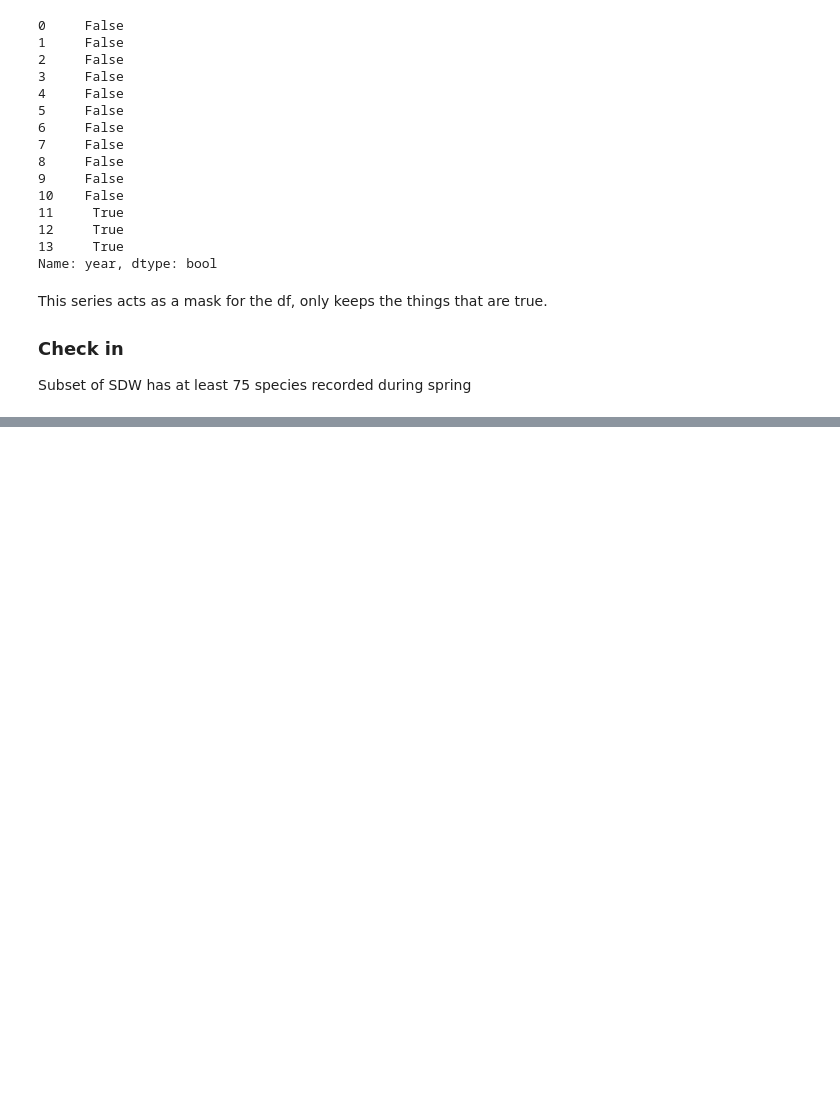
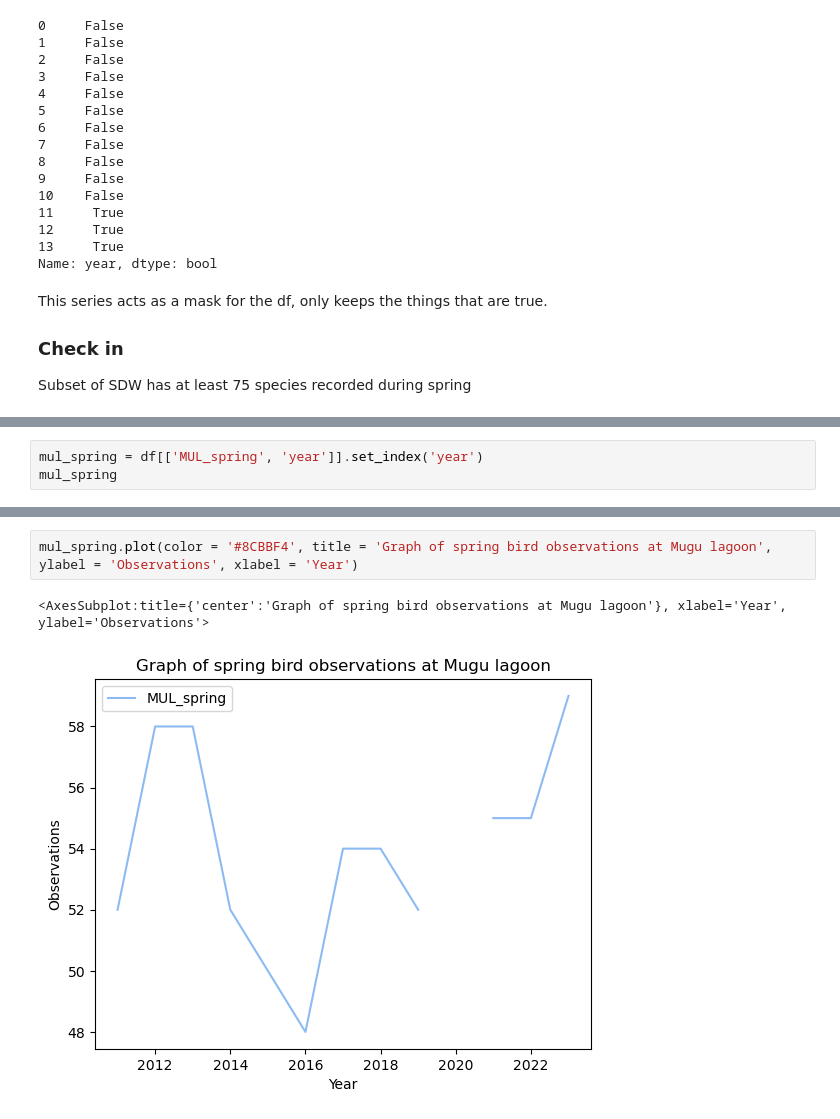
Before and after one commit to haylee360/eds220-2024-in-class, a Jupyter notebook: week2-dataframe-subsetting.ipynb, the cells around one changed output, grey strips where cells are left out. Cells and saved outputs as stored; diff of their text form; blank space fills up the shorter version.

```diff
--- a/week2-dataframe-subsetting.ipynb
+++ b/week2-dataframe-subsetting.ipynb
@@ -259,0 +267,3 @@ sdw_spring
+# %%
+mul_spring = df[['MUL_spring', 'year']].set_index('year')
+mul_spring
@@ -259,0 +287,5 @@ sdw_spring
+# %%
+mul_spring.plot(color = '#8CBBF4', title = 'Graph of spring bird observations at Mugu lagoon', ylabel = 'Observations', xlabel = 'Year')
+# %% [output]
+<AxesSubplot:title={'center':'Graph of spring bird observations at Mugu lagoon'}, xlabel='Year', ylabel='Observations'>
+[figure, added]
```
Also changed, not shown: parts of 5 cells of this notebook, 1 other file.
